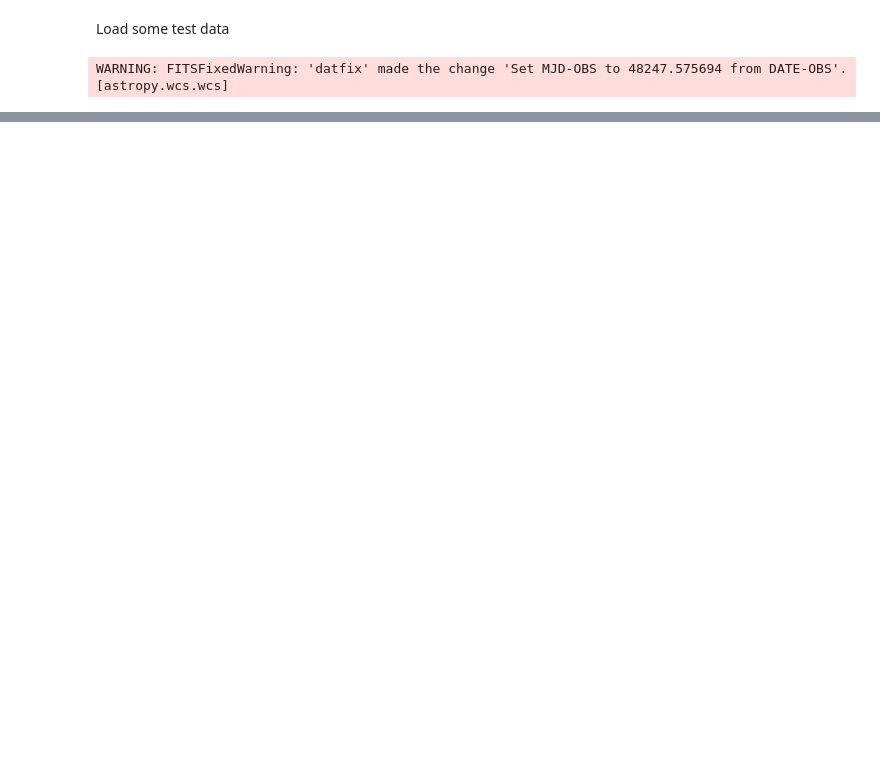
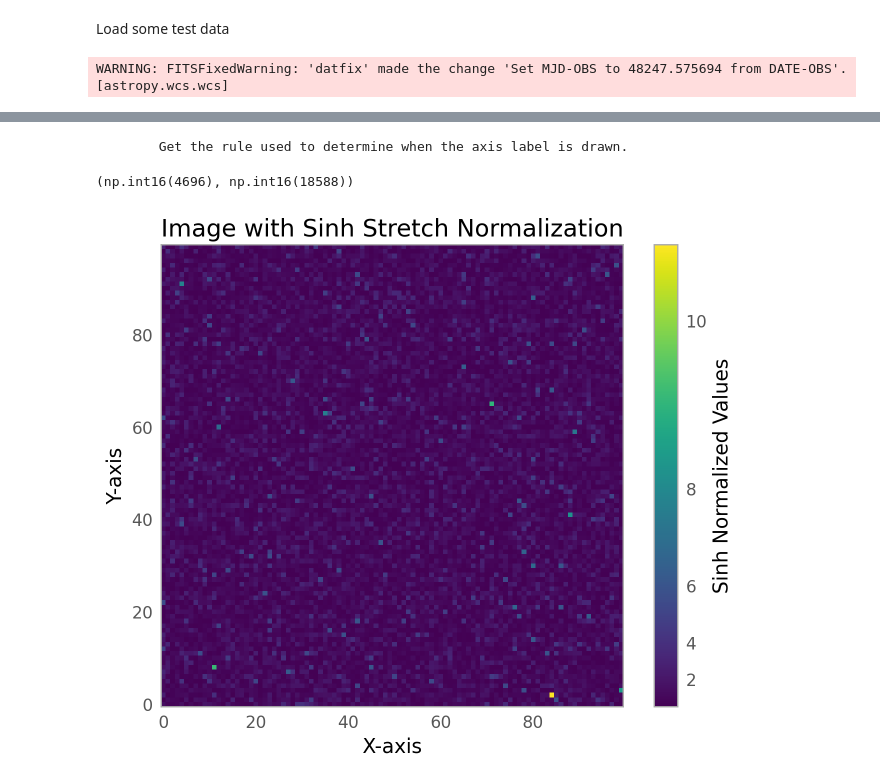
Before and after one commit to Chisen-Lupus/astro-utils, a Jupyter notebook: demo.ipynb, the cells around one changed output, grey strips where cells are left out. Saved outputs shown, nothing was run; the diff lists cells and outputs as text; code cells hidden in the pictures; blank space fills up the shorter version.

```diff
--- a/demo.ipynb
+++ b/demo.ipynb
@@ -61,0 +199,35 @@ VBox(children=(HBox(children=(ToggleButtons(layout=Layout(height='33px', width='
+# %%
+doc = ax.coords[1].get_axislabel_visibility_rule.__doc__
+print(doc)
+# %% [output]
+        Get the rule used to determine when the axis label is drawn.
+# %%
+# ZScaleInterval(image_data)
+zscale_interval = ZScaleInterval()
+vmin, vmax = zscale_interval.get_limits(image_data)
+
+vmin, vmax
+# %% [output]
+(np.int16(4696), np.int16(18588))
+# %%
+import numpy as np
+import matplotlib.pyplot as plt
+from astropy.visualization import ImageNormalize, SinhStretch
+
+# Generate synthetic data (for example purposes)
+data = np.random.exponential(scale=1.0, size=(100, 100))  # Random data for demonstration
+
+# Create an ImageNormalize instance with SinhStretch
+norm = ImageNormalize(stretch=SinhStretch())
+
+# Create a plot with the specified normalization
+plt.figure(figsize=(8, 6))
+plt.imshow(data, cmap='viridis', norm=norm)  # Apply the normalization
+plt.colorbar(label='Sinh Normalized Values')  # Add colorbar for reference
+plt.title('Image with Sinh Stretch Normalization')
+plt.xlabel('X-axis')
+plt.ylabel('Y-axis')
+plt.grid(False)
+plt.show()
+# %% [output]
+[figure, added]
```
Also changed, not shown: parts of 11 cells of this notebook, 1 other file.
